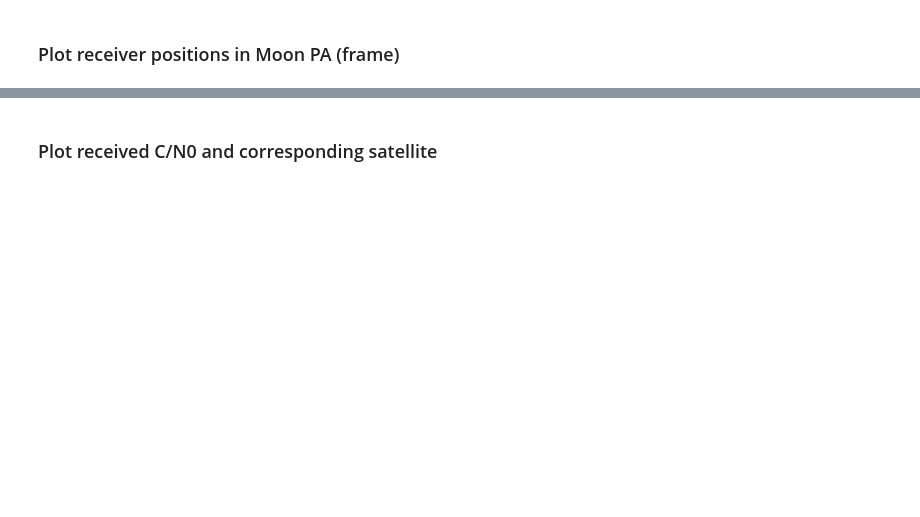
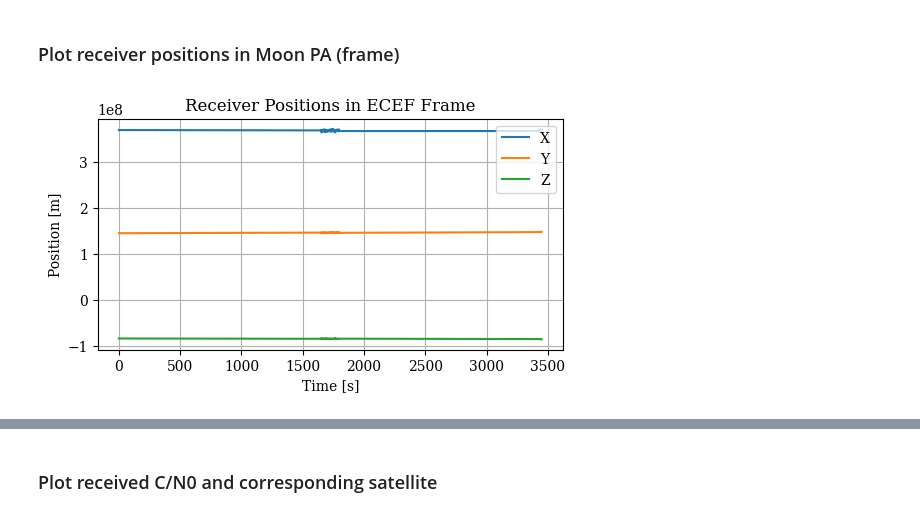
Before and after one commit to colin-skinner/AA-272-GPS-Final, a Jupyter notebook: lugre_analysis.ipynb, the cells around one changed output, grey strips where cells are left out. Cells and saved outputs as stored; diff of their text form; code cells hidden in the pictures; blank space fills up the shorter version.

```diff
--- a/lugre_analysis.ipynb
+++ b/lugre_analysis.ipynb
@@ -110,2 +134,18 @@ plt.show()
 # %% [markdown]
 ### Plot receiver positions in Moon PA (frame)
+# %%
+plt.figure(figsize=(6, 3))
+plt.plot(rxTime_nav_tai - rxTime_nav_tai[0], rx_mpa[:,0], label='X')
+plt.plot(rxTime_nav_tai - rxTime_nav_tai[0], rx_mpa[:,1], label='Y')
+plt.plot(rxTime_nav_tai - rxTime_nav_tai[0], rx_mpa[:,2], label='Z')
+plt.title("Receiver Positions in ECEF Frame")
+plt.xlabel("Time [s]")
+plt.ylabel("Position [m]")
+plt.grid()
+plt.legend()
+
+# Export figure to pdf
+plt.savefig(savepath.joinpath("NAV_ECEF.png"))
+plt.show()
+# %% [output]
+[figure, added]
```
Also changed, not shown: parts of 17 cells of this notebook, 11 other files.
